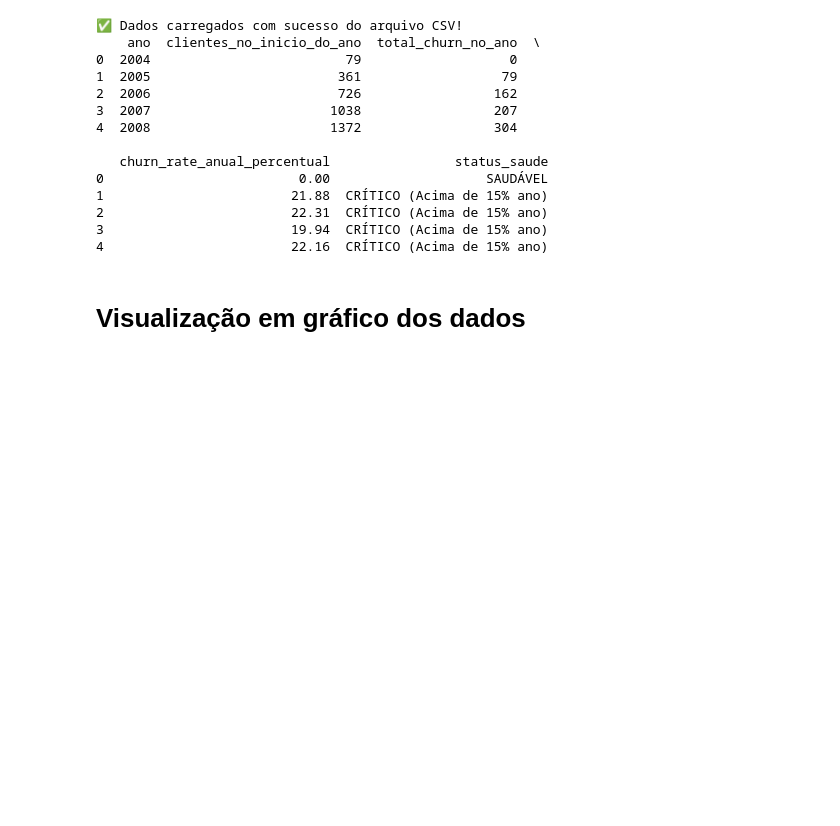
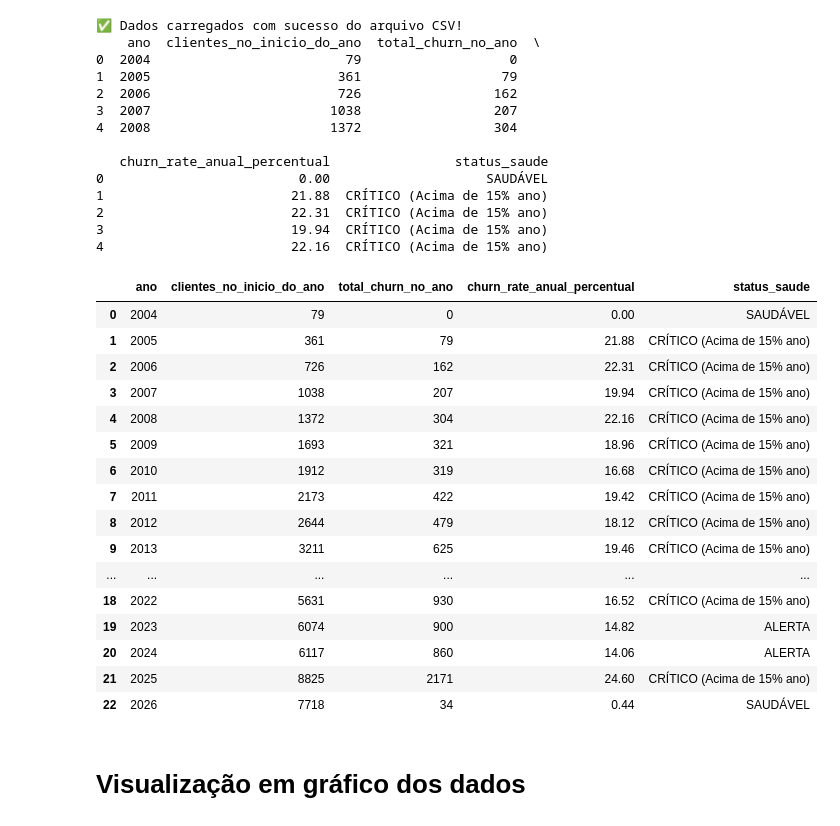
Before and after one commit to fabiopimentel21/customer-retention-analytics, a Jupyter notebook: analise-chunr-clientes/churn-clientes-anual.ipynb, the cells around one changed output. Saved outputs shown, nothing was run; the diff lists cells and outputs as text; code cells hidden in the pictures; blank space fills up the shorter version.

```diff
--- a/analise-chunr-clientes/churn-clientes-anual.ipynb
+++ b/analise-chunr-clientes/churn-clientes-anual.ipynb
@@ -40,6 +40,26 @@ except Exception as e:
 2                        22.31  CRÍTICO (Acima de 15% ano)
 3                        19.94  CRÍTICO (Acima de 15% ano)
 4                        22.16  CRÍTICO (Acima de 15% ano)
+# %%
+df_churn_anual
+# %% [output]
+|  | ano | clientes_no_inicio_do_ano | total_churn_no_ano | churn_rate_anual_percentual | status_saude |
+| 0 | 2004 | 79 | 0 | 0.00 | SAUDÁVEL |
+| 1 | 2005 | 361 | 79 | 21.88 | CRÍTICO (Acima de 15% ano) |
+| 2 | 2006 | 726 | 162 | 22.31 | CRÍTICO (Acima de 15% ano) |
+| 3 | 2007 | 1038 | 207 | 19.94 | CRÍTICO (Acima de 15% ano) |
+| 4 | 2008 | 1372 | 304 | 22.16 | CRÍTICO (Acima de 15% ano) |
+| 5 | 2009 | 1693 | 321 | 18.96 | CRÍTICO (Acima de 15% ano) |
+| 6 | 2010 | 1912 | 319 | 16.68 | CRÍTICO (Acima de 15% ano) |
+| 7 | 2011 | 2173 | 422 | 19.42 | CRÍTICO (Acima de 15% ano) |
+| 8 | 2012 | 2644 | 479 | 18.12 | CRÍTICO (Acima de 15% ano) |
+| 9 | 2013 | 3211 | 625 | 19.46 | CRÍTICO (Acima de 15% ano) |
+| ... | ... | ... | ... | ... | ... |
+| 18 | 2022 | 5631 | 930 | 16.52 | CRÍTICO (Acima de 15% ano) |
+| 19 | 2023 | 6074 | 900 | 14.82 | ALERTA |
+| 20 | 2024 | 6117 | 860 | 14.06 | ALERTA |
+| 21 | 2025 | 8825 | 2171 | 24.60 | CRÍTICO (Acima de 15% ano) |
+| 22 | 2026 | 7718 | 34 | 0.44 | SAUDÁVEL |
 # %% [markdown]
 # Visualização em gráfico dos dados
 # %%
```
Also changed, not shown: 5 other files.
